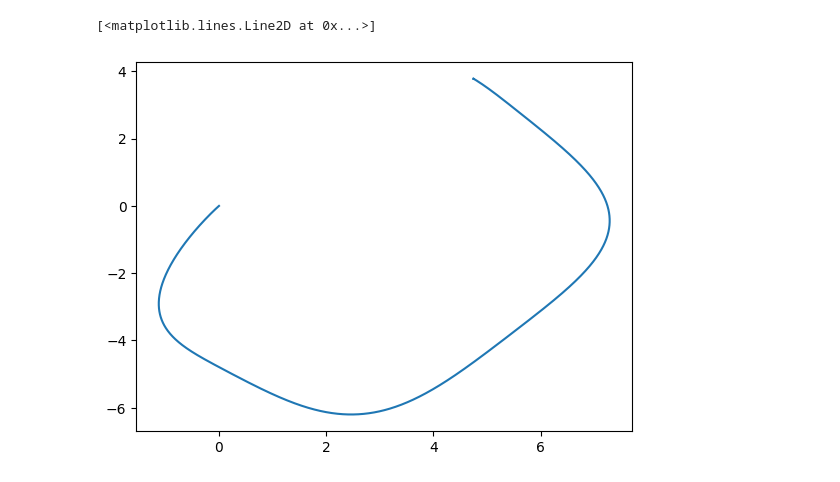
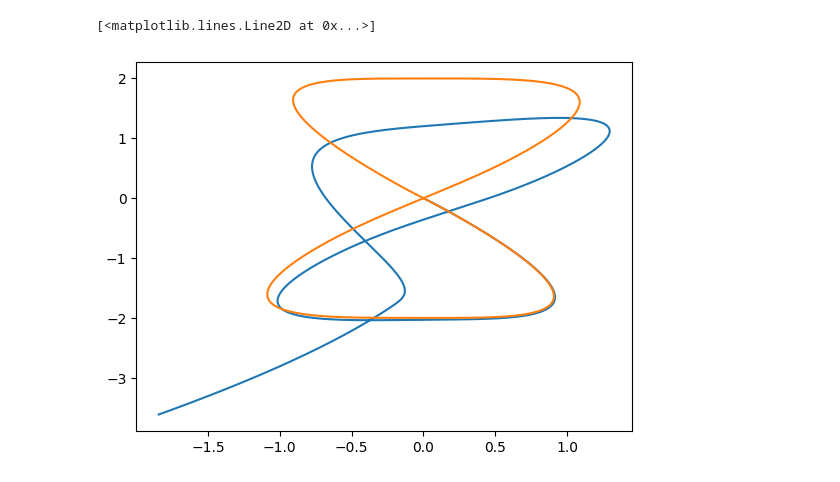
Before and after one commit to CogniPilot/cyecca, a Jupyter notebook: notebook/sim/bezier_ff.ipynb, the cells around one changed output. Cells and saved outputs as stored; diff of their text form; code cells hidden in the pictures.

```diff
--- a/notebook/sim/bezier_ff.ipynb
+++ b/notebook/sim/bezier_ff.ipynb
@@ -210,6 +271,7 @@ f_ref = derive_ref()["f_ref"]
 model = derive_model()
 # %%
 x0_dict = model["x0_defaults"]
+x0_dict["position_op_w_2"] = 2
 x0 = None
 p = None
 if x0 is not None:
@@ -218,6 +280,8 @@ if x0 is not None:
             raise KeyError(k)
         x0_dict[k] = x0[k]
 p_dict = model["p_defaults"]
+p_dict["tau_up"] = 0.0001
+p_dict["tau_down"] = 0.0001
 if p is not None:
     for k in p.keys():
         if not k in p_dict.keys():
@@ -235,9 +299,14 @@ CT = 8.54858e-06
 F_max = 100
 l = 0.25 / ca.sqrt(2)
 CM = 0.016
-mass = 2.0
+g = 9.8  # grav accel m/s^2
+m = 2.0  # mass of vehicle
+J_xx = 0.02166666666666667
+J_yy = 0.02166666666666667
+J_zz = 0.04000000000000001
+J_xz = 0
 
-thrust_trim = mass * 9.8
+thrust_trim = m * g
 
 # attitude rate
 kp = np.array([0.3, 0.3, 0.05], dtype=float)
@@ -263,12 +332,16 @@ j_sp_list = []
 s_sp_list = []
 motor_omega_list = []
 t1_list = []
+
+# opt = {'abstol':1e-15,
+#        'reltol':1e-15}
+opt = {}
 for i in range(len(t_list)):
     t = t_list[i]  # + 1e-11*np.random.randn()
     # t = t1
     if t > T0 * (leg + 1):
         leg += 1
-    t_bezier = t - T0 * leg - dt / 2
+    t_bezier = t - T0 * leg
     pw = np.array(
         [
             x[model["x_index"]["position_op_w_0"]],
@@ -317,14 +390,26 @@ for i in range(len(t_list)):
 
     # find reference inputs
     [_, q_sp, omega_ff, _, M_ff, thrust_ff] = f_ref(
-        psi_sp, dpsi_sp, ddpsi_sp, vw_sp, aw_sp, jw_sp, sw_sp
+        psi_sp,
+        dpsi_sp,
+        ddpsi_sp,
+        vw_sp,
+        aw_sp,
+        jw_sp,
+        sw_sp,
+        m,
+        g,
+        J_xx,
+        J_yy,
+        J_zz,
+        J_xz,
     )
 
     # control allocation
     u, Fp, Fm, Ft, Msat = f_alloc(F_max, l, CM, CT, thrust_ff, M_ff)
 
     try:
-        f_int = ca.integrator("test", "idas", dae, t, t + dt)
+        f_int = ca.integrator("test", "cvodes", dae, t, t + dt, opt)
         res = f_int(x0=x, z0=0, p=p, u=u)
     except RuntimeError as e:
         print(e)
@@ -366,5 +455,7 @@ plt.legend(["x", "y", "z", "xr", "yr", "zr"])
 # %%
+# dt = 1e-3
 plt.plot(np.array(pos_list)[:, 0], np.array(pos_list)[:, 1])
+plt.plot(np.array(x_list), np.array(y_list))
 # %% [output]
 [<matplotlib.lines.Line2D at 0x...>]
-[figure, old version]
+[figure, new version]
```
Also changed, not shown: parts of 4 cells of this notebook, 5 other files.
